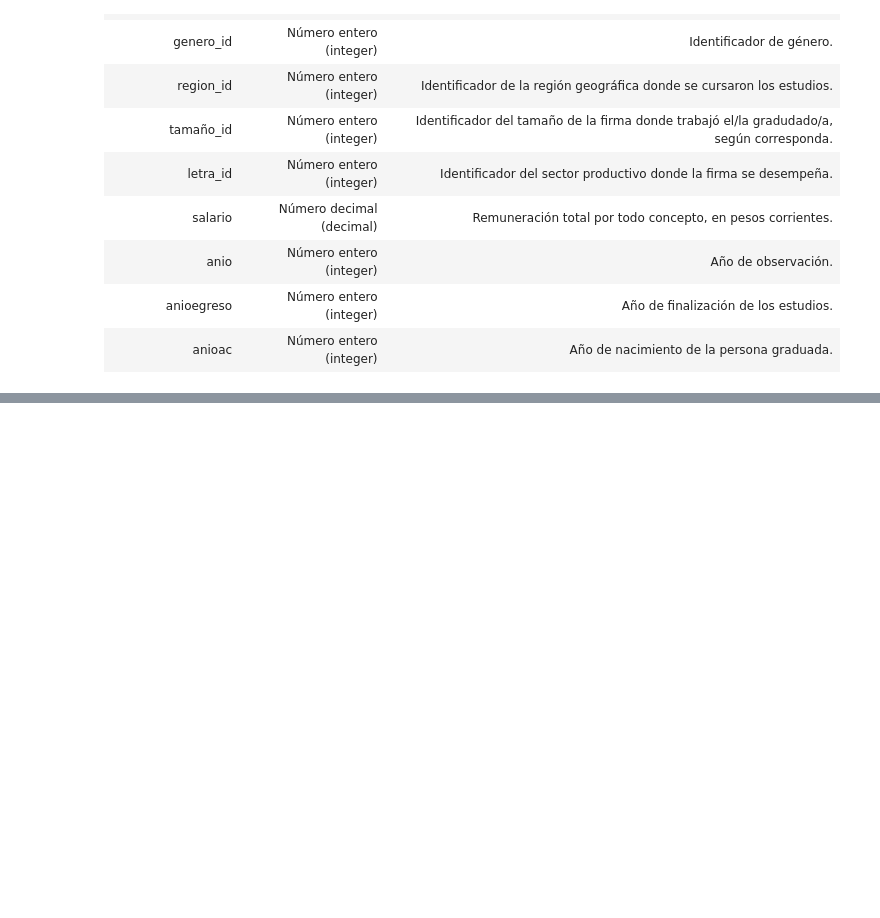
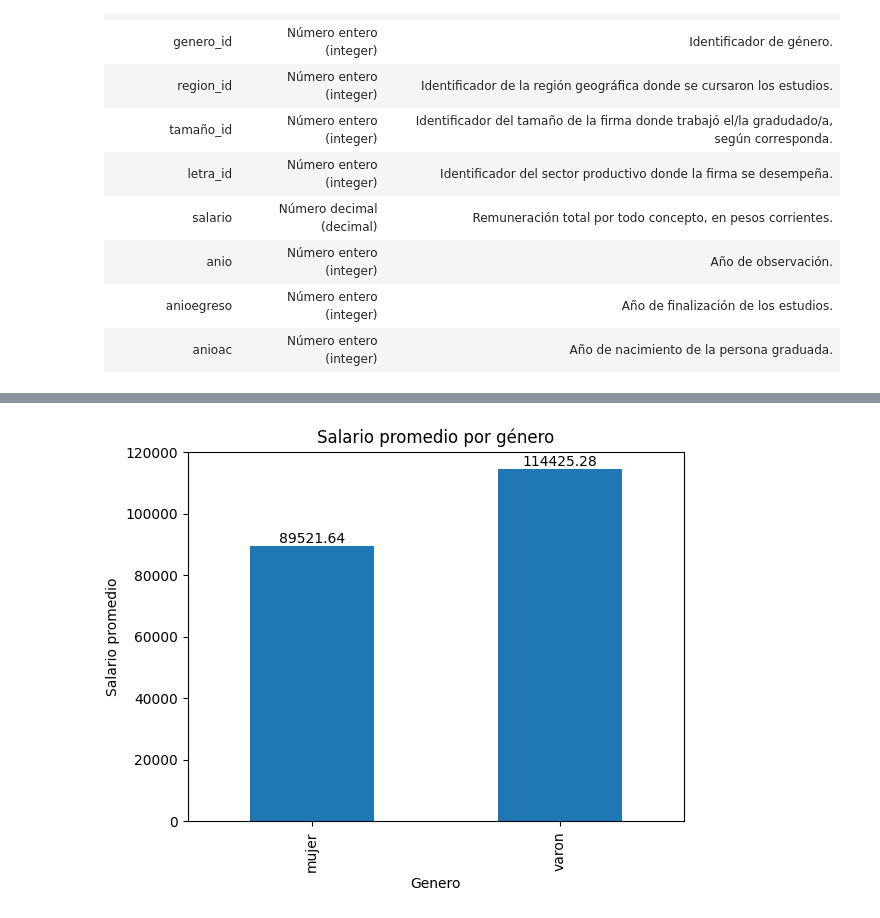
Before and after one commit to itssofiarce/regresion-fcdd, a Jupyter notebook: main.ipynb, the cells around one changed output, grey strips where cells are left out. Saved outputs shown, nothing was run; the diff lists cells and outputs as text; code cells hidden in the pictures; blank space fills up the shorter version.

```diff
--- a/main.ipynb
+++ b/main.ipynb
@@ -26,0 +171,14 @@ Los datos contienen información acerca de los graduados universitarios recolect
+# %%
+df_etiquetado.groupby('genero_id')['salario'].mean().plot(kind='bar')
+
+# Add labels to the bars with exact numbers
+for i, bar in enumerate(plt.gca().patches):
+  plt.gca().text(bar.get_x() + bar.get_width() / 2, bar.get_height(),
+                 str(round(bar.get_height(), 2)), ha='center', va='bottom')
+
+plt.xlabel('Genero')
+plt.ylabel('Salario promedio')
+plt.title('Salario promedio por género')
+plt.show()
+# %% [output]
+[figure, added]
```
Also changed, not shown: parts of 28 cells of this notebook.
